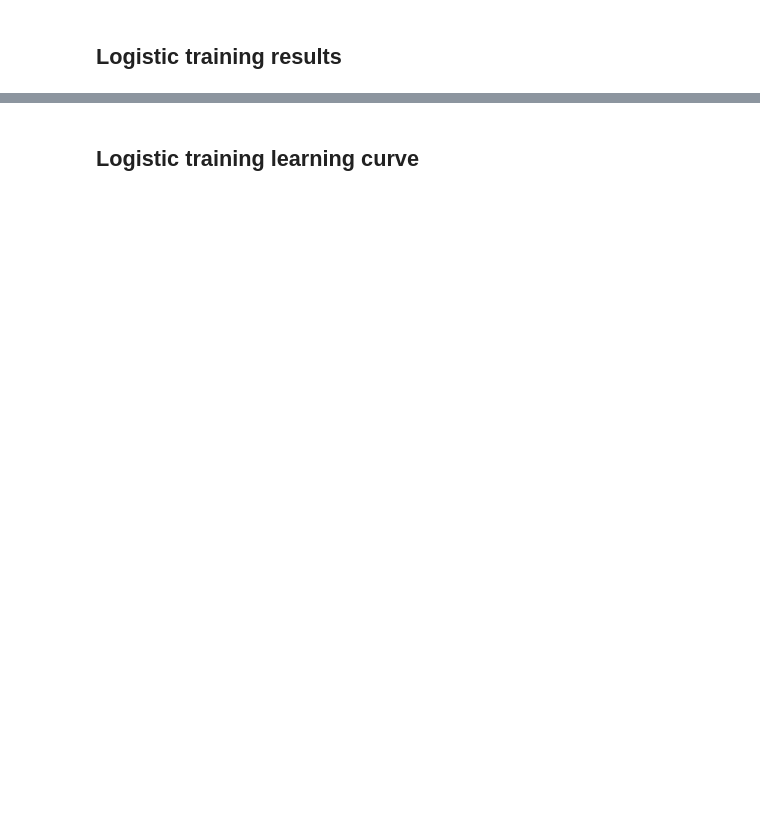
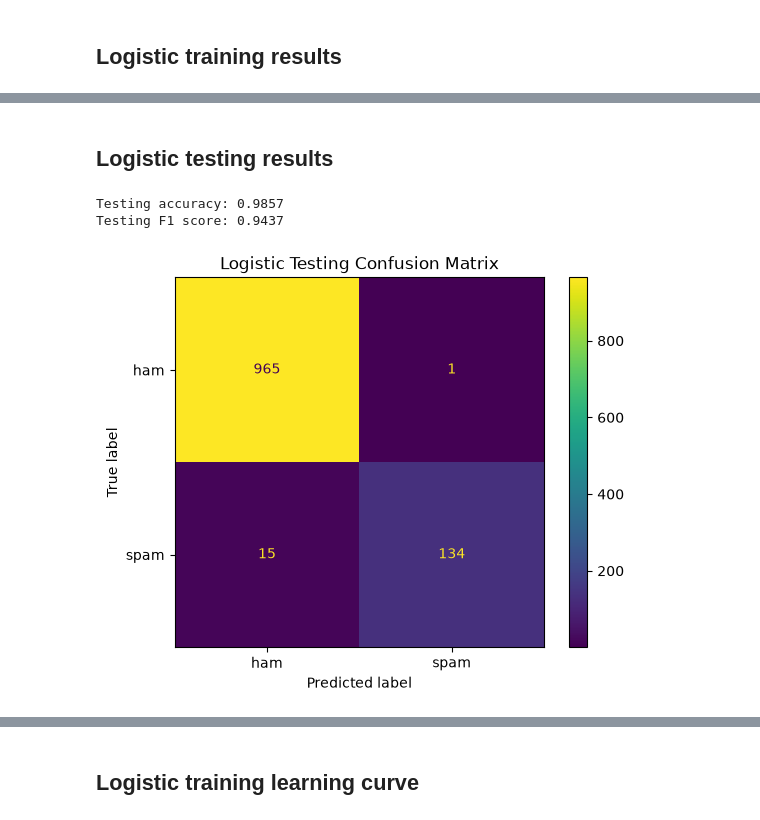
Before and after one commit to grateful-bread-dev/cpsc4970-m4, a Jupyter notebook: M4Homework.ipynb, the cells around one changed output, grey strips where cells are left out. Saved outputs shown, nothing was run; the diff lists cells and outputs as text; code cells hidden in the pictures; blank space fills up the shorter version.

```diff
--- a/M4Homework.ipynb
+++ b/M4Homework.ipynb
@@ -492,0 +497,33 @@ F1 score: 0.9437 +/- 0.0113
+# %% [markdown]
+## Logistic testing results
+# %%
+best_logistic_model.fit(X_train, y_train)
+
+logistic_test_predictions = best_logistic_model.predict(X_test)
+
+logistic_test_accuracy = accuracy_score(
+    y_test,
+    logistic_test_predictions
+)
+
+logistic_test_f1 = f1_score(
+    y_test,
+    logistic_test_predictions
+)
+
+print(f"Testing accuracy: {logistic_test_accuracy:.4f}")
+print(f"Testing F1 score: {logistic_test_f1:.4f}")
+
+ConfusionMatrixDisplay.from_predictions(
+    y_test,
+    logistic_test_predictions,
+    display_labels=["ham", "spam"],
+    values_format="d"
+)
+
+plt.title("Logistic Testing Confusion Matrix")
+plt.show()
+# %% [output]
+Testing accuracy: 0.9857
+Testing F1 score: 0.9437
+[figure, added]
```
Also changed, not shown: parts of 21 cells of this notebook.
